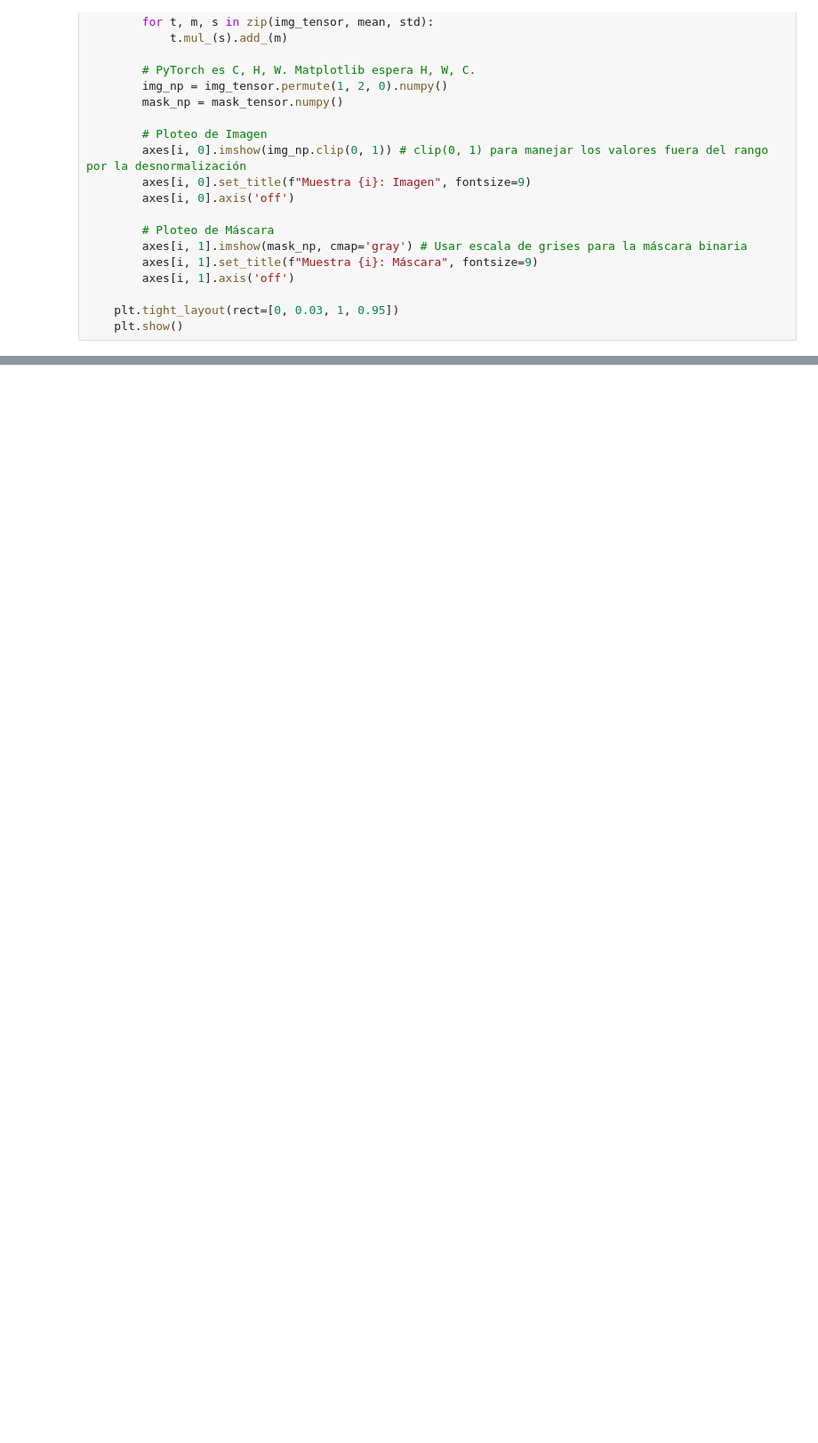
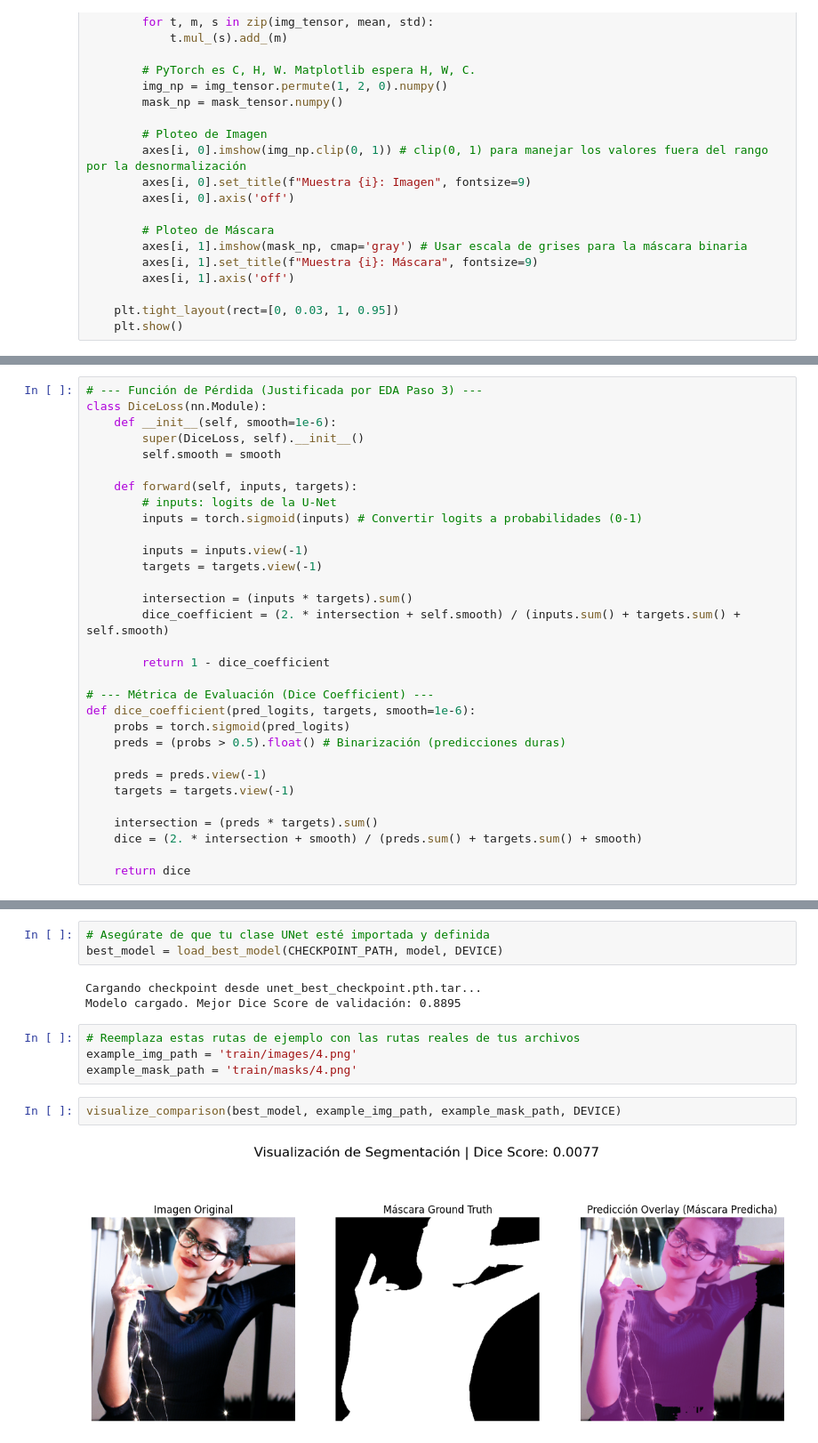
Before and after one commit to kidnixt/u-net-segmentation, a Jupyter notebook: unet.ipynb, the cells around one changed output, grey strips where cells are left out. Shown at 89% size. Drawn from its saved outputs; the diff is of its cells as text; blank space fills up the shorter version.

```diff
--- a/unet.ipynb
+++ b/unet.ipynb
@@ -227,0 +304,31 @@ visualize_batch(val_loader, "Imágenes de Validación (SIN Augmentation)", num_s
+# %%
+# --- Función de Pérdida (Justificada por EDA Paso 3) ---
+class DiceLoss(nn.Module):
+    def __init__(self, smooth=1e-6):
+        super(DiceLoss, self).__init__()
+        self.smooth = smooth
+
+    def forward(self, inputs, targets):
+        # inputs: logits de la U-Net
+        inputs = torch.sigmoid(inputs) # Convertir logits a probabilidades (0-1)
+
+        inputs = inputs.view(-1)
+        targets = targets.view(-1)
+
+        intersection = (inputs * targets).sum()
+        dice_coefficient = (2. * intersection + self.smooth) / (inputs.sum() + targets.sum() + self.smooth)
+
+        return 1 - dice_coefficient
+
+# --- Métrica de Evaluación (Dice Coefficient) ---
+def dice_coefficient(pred_logits, targets, smooth=1e-6):
+    probs = torch.sigmoid(pred_logits)
+    preds = (probs > 0.5).float() # Binarización (predicciones duras)
+
+    preds = preds.view(-1)
+    targets = targets.view(-1)
+
+    intersection = (preds * targets).sum()
+    dice = (2. * intersection + smooth) / (preds.sum() + targets.sum() + smooth)
+
+    return dice
@@ -227,0 +591,14 @@ visualize_batch(val_loader, "Imágenes de Validación (SIN Augmentation)", num_s
+# %%
+# Asegúrate de que tu clase UNet esté importada y definida
+best_model = load_best_model(CHECKPOINT_PATH, model, DEVICE)
+# %% [output]
+Cargando checkpoint desde unet_best_checkpoint.pth.tar...
+Modelo cargado. Mejor Dice Score de validación: 0.8895
+# %%
+# Reemplaza estas rutas de ejemplo con las rutas reales de tus archivos
+example_img_path = 'train/images/4.png'
+example_mask_path = 'train/masks/4.png'
+# %%
+visualize_comparison(best_model, example_img_path, example_mask_path, DEVICE)
+# %% [output]
+[figure, added]
```
Also changed, not shown: parts of 22 cells of this notebook, 1 other file.
